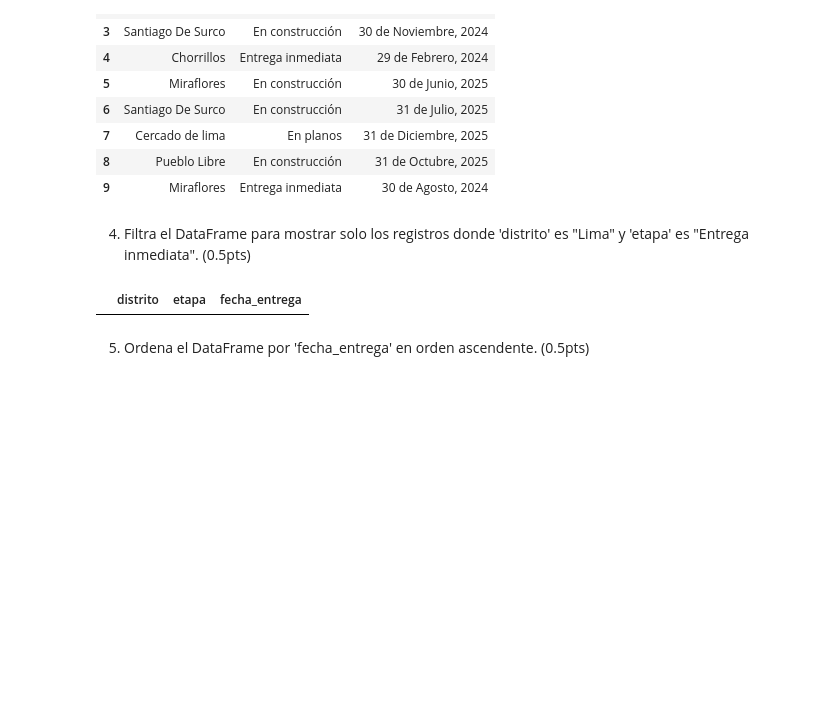
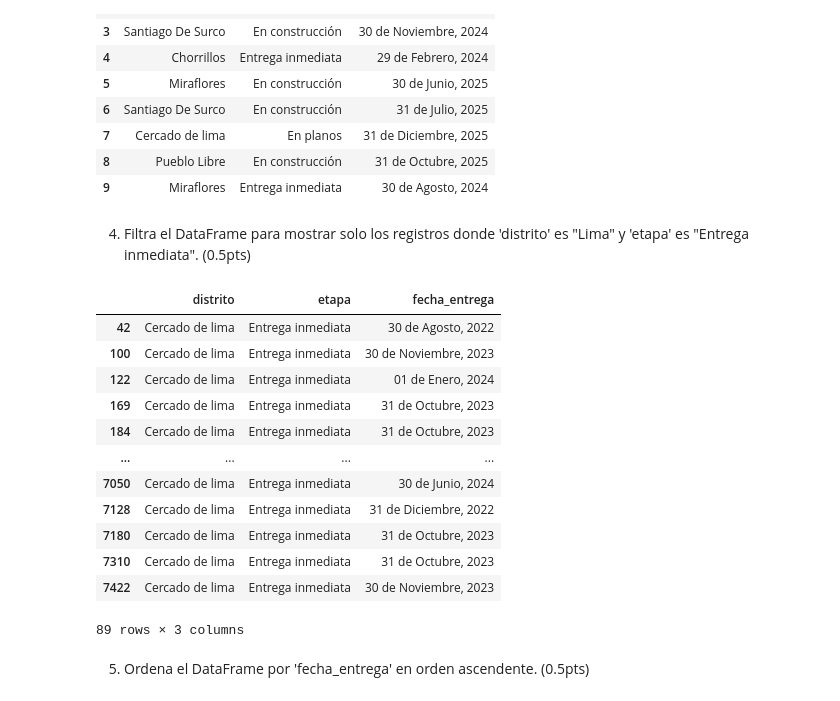
Before and after one commit to farodri03/T.Invest.-ML, a Jupyter notebook: ml_actividad01.ipynb, the cells around one changed output. Drawn from its saved outputs; the diff is of its cells as text; code cells hidden in the pictures; blank space fills up the shorter version.

```diff
--- a/ml_actividad01.ipynb
+++ b/ml_actividad01.ipynb
@@ -131,11 +131,23 @@ new_data.head(10)
 # %% [markdown]
 4. Filtra el DataFrame para mostrar solo los registros donde 'distrito' es "Lima" y 'etapa' es "Entrega inmediata". (0.5pts)
 # %%
-filtro = (data['distrito'] == 'Lima') & (new_data['etapa'] == 'Entrega inmediata')
+filtro = (data['distrito'] == 'Cercado de lima') & (new_data['etapa'] == 'Entrega inmediata')
 df_filtrado = new_data[filtro]
 df_filtrado
 # %% [output]
 |  | distrito | etapa | fecha_entrega |
+| 42 | Cercado de lima | Entrega inmediata | 30 de Agosto, 2022 |
+| 100 | Cercado de lima | Entrega inmediata | 30 de Noviembre, 2023 |
+| 122 | Cercado de lima | Entrega inmediata | 01 de Enero, 2024 |
+| 169 | Cercado de lima | Entrega inmediata | 31 de Octubre, 2023 |
+| 184 | Cercado de lima | Entrega inmediata | 31 de Octubre, 2023 |
+| ... | ... | ... | ... |
+| 7050 | Cercado de lima | Entrega inmediata | 30 de Junio, 2024 |
+| 7128 | Cercado de lima | Entrega inmediata | 31 de Diciembre, 2022 |
+| 7180 | Cercado de lima | Entrega inmediata | 31 de Octubre, 2023 |
+| 7310 | Cercado de lima | Entrega inmediata | 31 de Octubre, 2023 |
+| 7422 | Cercado de lima | Entrega inmediata | 30 de Noviembre, 2023 |
+89 rows × 3 columns
 # %% [markdown]
 5. Ordena el DataFrame por 'fecha_entrega' en orden ascendente. (0.5pts)
 # %%
```
Also changed, not shown: parts of 8 cells of this notebook.
